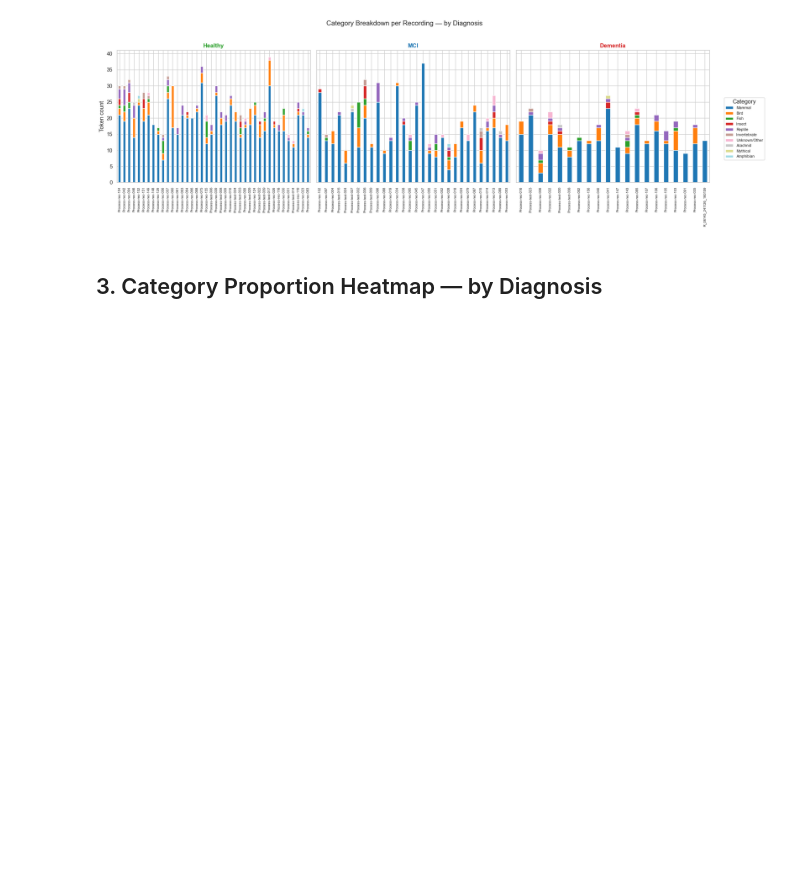
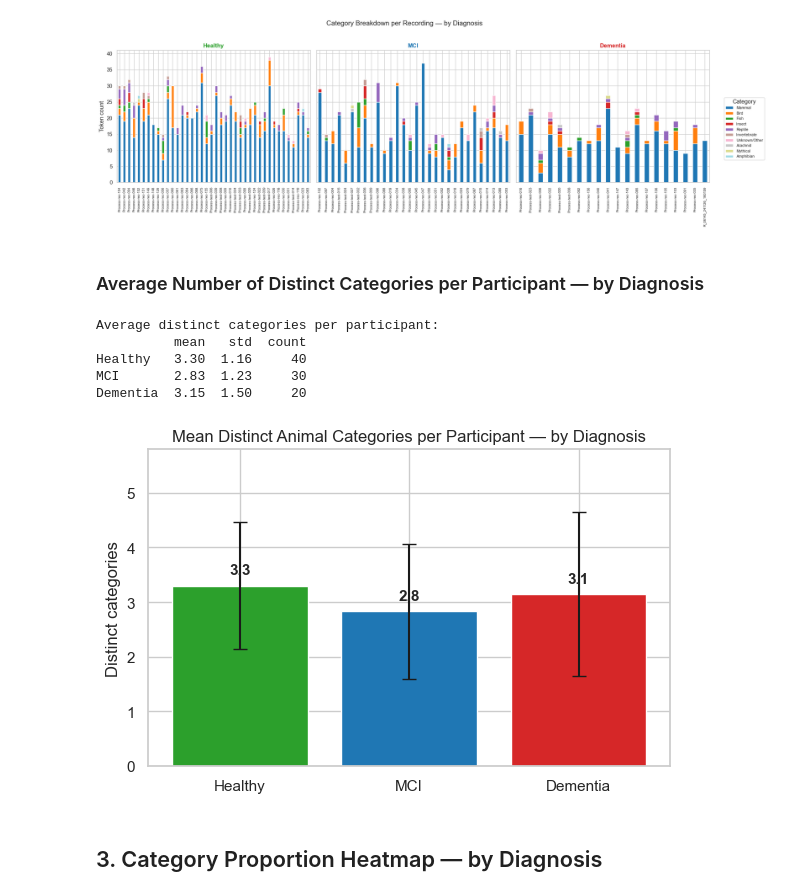
Before and after one commit to bentindal/cognospeak-pft-sft-pauses-data-analysis, a Jupyter notebook: sft_category_analysis.ipynb, the cells around one changed output. Saved outputs shown, nothing was run; the diff lists cells and outputs as text; code cells hidden in the pictures; blank space fills up the shorter version.

```diff
--- a/sft_category_analysis.ipynb
+++ b/sft_category_analysis.ipynb
@@ -164,6 +164,48 @@ plt.tight_layout()
 plt.show()
 # %% [output]
 [figure]
+# %% [markdown]
+### Average Number of Distinct Categories per Participant — by Diagnosis
+# %%
+cats_per_rec = (
+    df.groupby(["diagnosis", "recording"], observed=True)["category"]
+    .nunique()
+    .reset_index(name="n_categories")
+)
+avg_cats = (
+    cats_per_rec.groupby("diagnosis", observed=True)["n_categories"]
+    .agg(["mean", "std", "count"])
+    .reindex(DIAG_ORDER)
+)
+avg_cats.index = [DIAG_LABELS[d] for d in avg_cats.index]
+print("Average distinct categories per participant:")
+print(avg_cats.round(2))
+print()
+
+fig, ax = plt.subplots(figsize=(6, 4))
+bars = ax.bar(
+    avg_cats.index,
+    avg_cats["mean"],
+    yerr=avg_cats["std"],
+    capsize=5,
+    color=[DIAG_COLORS[d] for d in DIAG_ORDER],
+    edgecolor="white",
+)
+for bar, val in zip(bars, avg_cats["mean"]):
+    ax.text(bar.get_x() + bar.get_width() / 2, bar.get_height() + 0.15,
+            f"{val:.1f}", ha="center", va="bottom", fontsize=11, fontweight="bold")
+ax.set_ylabel("Distinct categories")
+ax.set_title("Mean Distinct Animal Categories per Participant — by Diagnosis")
+ax.set_ylim(0, avg_cats["mean"].max() + avg_cats["std"].max() + 1)
+plt.tight_layout()
+plt.show()
+# %% [output]
+Average distinct categories per participant:
+          mean   std  count
+Healthy   3.30  1.16     40
+MCI       2.83  1.23     30
+Dementia  3.15  1.50     20
+[figure, added]
 # %% [markdown]
 ## 3. Category Proportion Heatmap — by Diagnosis
 # %%
```
